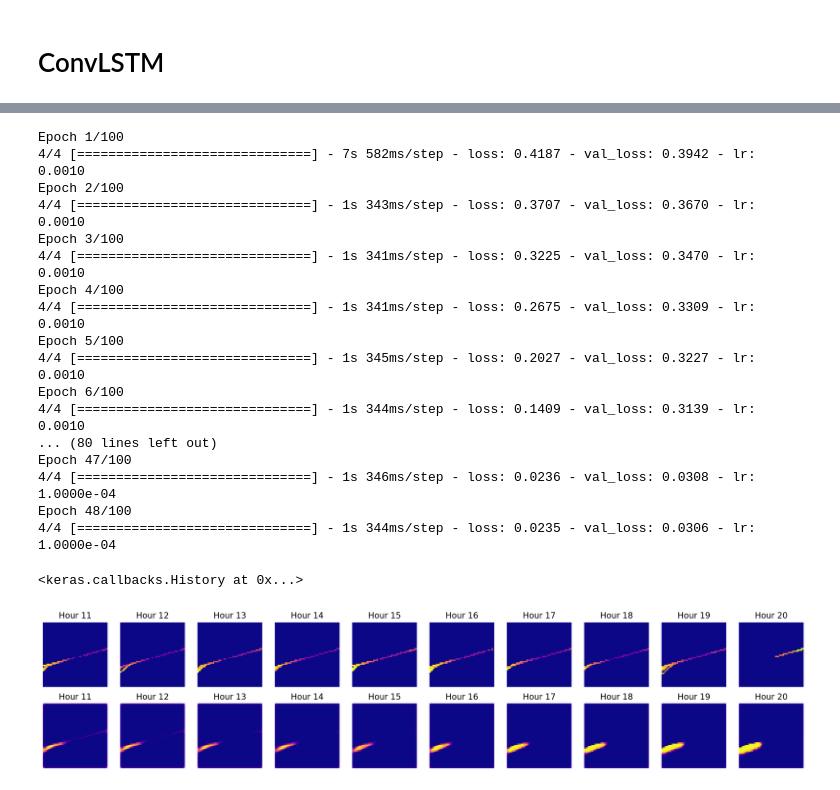
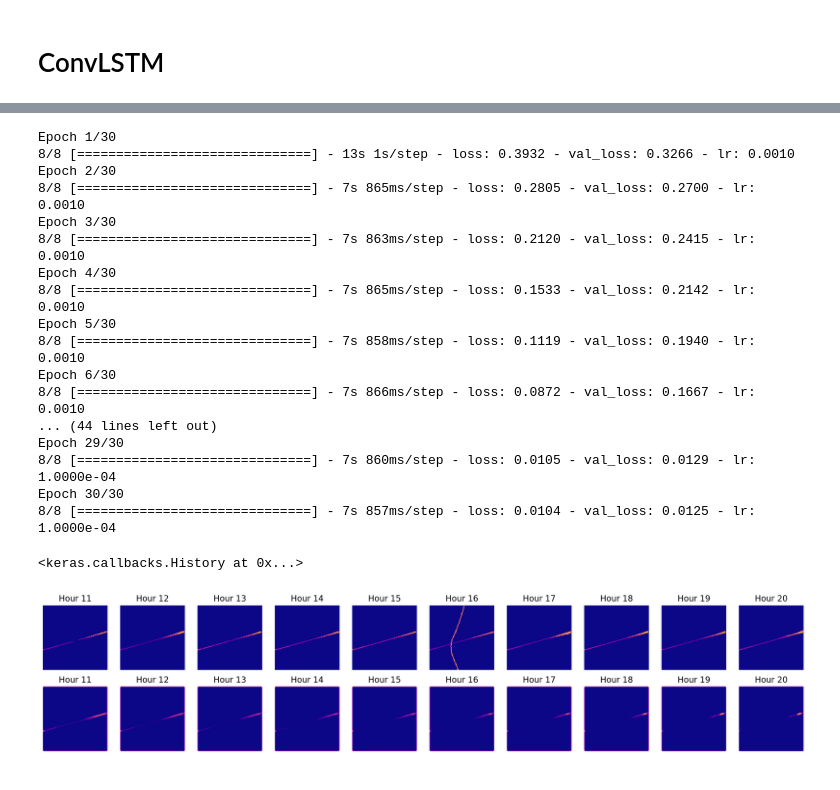
Before and after one commit to naguzmans/opportunistic-utm, a Jupyter notebook: conv_lstm_3d.ipynb, the cells around one changed output, grey strips where cells are left out. Cells and saved outputs as stored; diff of their text form; code cells hidden in the pictures.

```diff
--- a/conv_lstm_3d.ipynb
+++ b/conv_lstm_3d.ipynb
@@ -86,5 +251,14 @@ y_test = day_array[29:31]
 # %% [markdown]
 # ConvLSTM
+# %%
+x_train = day_array[0:40]
+y_train = day_array[1:41]
+
+x_val = day_array[41:51]
+y_val = day_array[42:52]
+
+x_test = day_array[52:58]
+y_test = day_array[53:59]
 # %%
 import numpy as np
 import matplotlib.pyplot as plt
@@ -179,30 +417,34 @@ inp = layers.Input(shape=(None, *x_train.shape[2:]))
 # We will construct 3 `ConvLSTM2D` layers with batch normalization,
 # followed by a `Conv3D` layer for the spatiotemporal outputs.
 x = layers.ConvLSTM2D(
-    filters=64,
+    filters=32,
+    kernel_size=(7, 7),
+    padding="same",
+    return_sequences=True,
+    activation="tanh",
+)(inp)
+x = layers.BatchNormalization()(x)
+
+x = layers.ConvLSTM2D(
+    filters=16,
     kernel_size=(5, 5),
     padding="same",
     return_sequences=True,
-    activation="relu",
-)(inp)
+    activation="tanh",
+)(x)
 x = layers.BatchNormalization()(x)
+
 x = layers.ConvLSTM2D(
-    filters=64,
+    filters=8,
     kernel_size=(3, 3),
     padding="same",
     return_sequences=True,
-    activation="relu",
+    activation="tanh",
 )(x)
 x = layers.BatchNormalization()(x)
-x = layers.ConvLSTM2D(
-    filters=64,
-    kernel_size=(1, 1),
-    padding="same",
-    return_sequences=True,
-    activation="relu",
-)(x)
+
 x = layers.Conv3D(
-    filters=8, kernel_size=(3, 3, 3), activation="sigmoid", padding="same"
+    filters=20, kernel_size=(10, 10, 10), activation="sigmoid", padding="same", data_format='channels_last'
 )(x)
 
 # Next, we will build the complete model and compile it.
@@ -236,7 +480,7 @@ early_stopping = keras.callbacks.EarlyStopping(monitor="val_loss", patience=10)
 reduce_lr = keras.callbacks.ReduceLROnPlateau(monitor="val_loss", patience=5)
 
 # Define modifiable training hyperparameters.
-epochs = 100
+epochs = 30
 batch_size = 5
 
 # Fit the model to the training data.
@@ -249,27 +493,27 @@ model.fit(
     callbacks=[early_stopping, reduce_lr],
 )
 # %% [output]
-Epoch 1/100
-4/4 [==============================] - 7s 582ms/step - loss: 0.4187 - val_loss: 0.3942 - lr: 0.0010
-Epoch 2/100
-4/4 [==============================] - 1s 343ms/step - loss: 0.3707 - val_loss: 0.3670 - lr: 0.0010
-Epoch 3/100
-4/4 [==============================] - 1s 341ms/step - loss: 0.3225 - val_loss: 0.3470 - lr: 0.0010
-Epoch 4/100
-4/4 [==============================] - 1s 341ms/step - loss: 0.2675 - val_loss: 0.3309 - lr: 0.0010
-Epoch 5/100
-4/4 [==============================] - 1s 345ms/step - loss: 0.2027 - val_loss: 0.3227 - lr: 0.0010
-Epoch 6/100
-4/4 [==============================] - 1s 344ms/step - loss: 0.1409 - val_loss: 0.3139 - lr: 0.0010
-... (80 lines left out)
-Epoch 47/100
-4/4 [==============================] - 1s 346ms/step - loss: 0.0236 - val_loss: 0.0308 - lr: 1.0000e-04
-Epoch 48/100
-4/4 [==============================] - 1s 344ms/step - loss: 0.0235 - val_loss: 0.0306 - lr: 1.0000e-04
+Epoch 1/30
+8/8 [==============================] - 13s 1s/step - loss: 0.3932 - val_loss: 0.3266 - lr: 0.0010
+Epoch 2/30
+8/8 [==============================] - 7s 865ms/step - loss: 0.2805 - val_loss: 0.2700 - lr: 0.0010
+Epoch 3/30
+8/8 [==============================] - 7s 863ms/step - loss: 0.2120 - val_loss: 0.2415 - lr: 0.0010
+Epoch 4/30
+8/8 [==============================] - 7s 865ms/step - loss: 0.1533 - val_loss: 0.2142 - lr: 0.0010
+Epoch 5/30
+8/8 [==============================] - 7s 858ms/step - loss: 0.1119 - val_loss: 0.1940 - lr: 0.0010
+Epoch 6/30
+8/8 [==============================] - 7s 866ms/step - loss: 0.0872 - val_loss: 0.1667 - lr: 0.0010
+... (44 lines left out)
+Epoch 29/30
+8/8 [==============================] - 7s 860ms/step - loss: 0.0105 - val_loss: 0.0129 - lr: 1.0000e-04
+Epoch 30/30
+8/8 [==============================] - 7s 857ms/step - loss: 0.0104 - val_loss: 0.0125 - lr: 1.0000e-04
 <keras.callbacks.History at 0x...>
 # %%
 # Select a random example from the validation dataset.
-example = x_test[0]
+example = x_test[3]
 
 # Pick the first/last ten frames from the example.
 frames = example[:10, ...]
@@ -283,31 +527,32 @@ for _ in range(10):
     # new_prediction[new_prediction < .5] = 0
 
     new_prediction = np.squeeze(new_prediction, axis=0)
     predicted_frame = np.expand_dims(new_prediction[-1, ...], axis=0)
+    # predicted_frame = np.where(predicted_frame > 0.01, 1, 0)
 
     # Extend the set of prediction frames.
     frames = np.concatenate((frames, predicted_frame), axis=0)
 
 # Construct a figure for the original and new frames.
 fig, axes = plt.subplots(2, 10, figsize=(20, 4))
 
 # Plot the original frames.
 for idx, ax in enumerate(axes[0]):
 
     ax.imshow(level_transform(original_frames, idx), origin='lower', cmap = plt.get_cmap('plasma'))
     # ax.imshow(np.amax(original_frames[idx], axis=2), origin='lower')
     ax.set_title(f"Hour {idx + 11}")
     ax.axis("off")
 
 # Plot the new frames.
 new_frames = frames[10:, ...]
 for idx, ax in enumerate(axes[1]):
     ax.imshow(level_transform(new_frames, idx), origin='lower', cmap = plt.get_cmap('plasma'))
     # ax.imshow(np.amax(new_frames[idx], axis=2), origin='lower')
     ax.set_title(f"Hour {idx + 11}")
     ax.axis("off")
 
 # Display the figure.
 plt.show()
 # %% [output]
-[figure, old version]
+[figure, new version]
```
Also changed, not shown: parts of 27 cells of this notebook.
